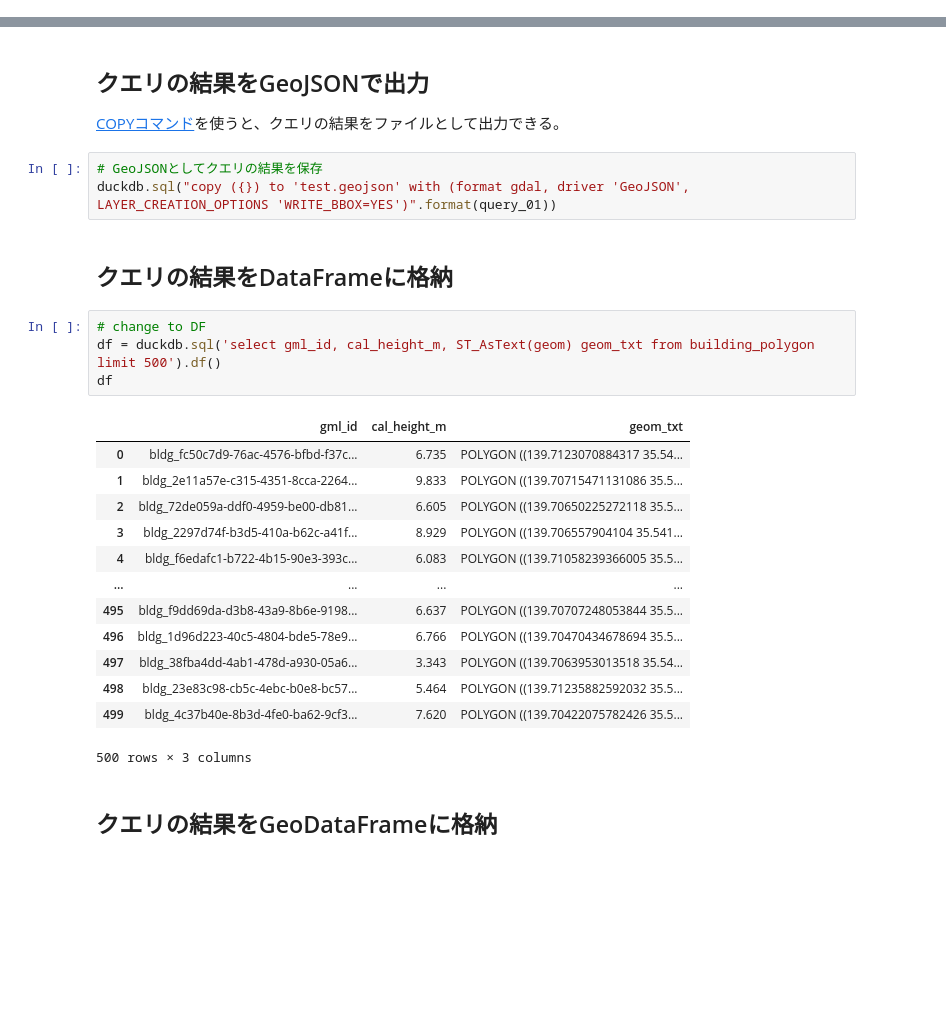
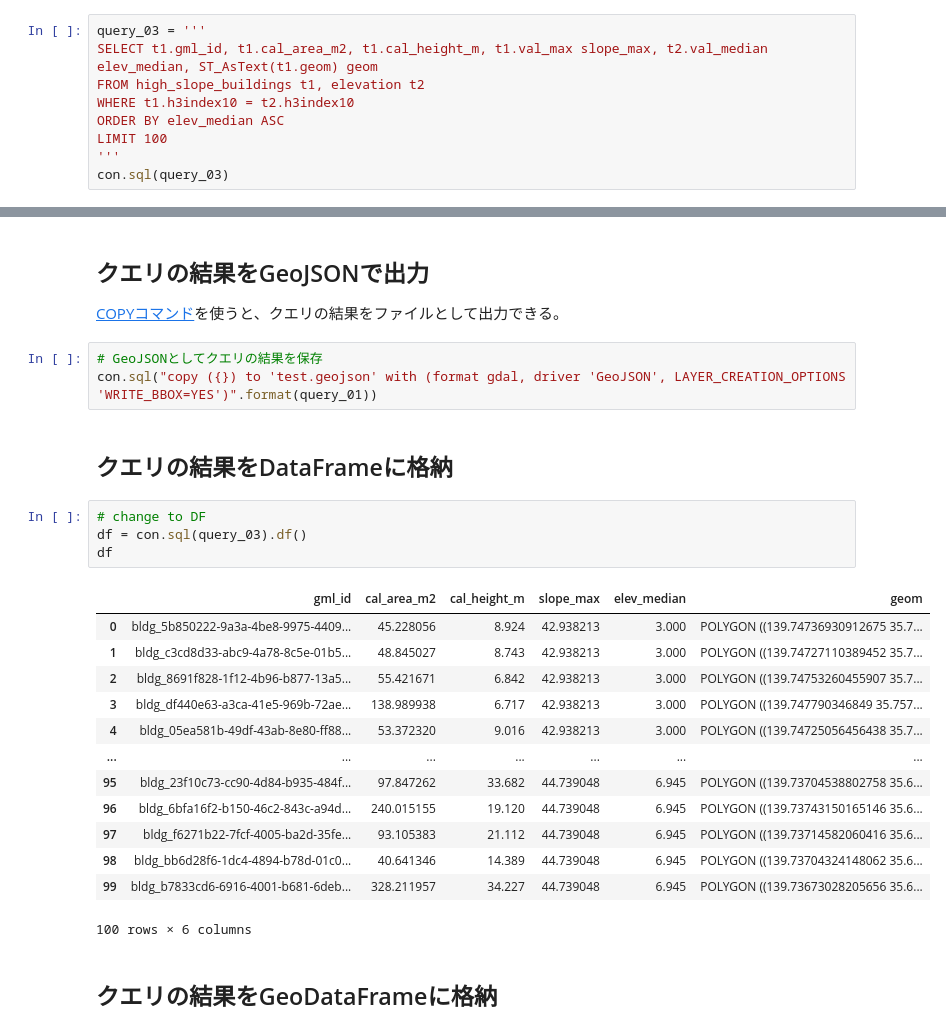
Before and after one commit to pacificspatial/flateau, a Jupyter notebook: notebook/sdsc_bootcamp_tokyo.ipynb, the cells around one changed output, grey strips where cells are left out. Saved outputs shown, nothing was run; the diff lists cells and outputs as text; blank space fills up the shorter version.

```diff
--- a/notebook/sdsc_bootcamp_tokyo.ipynb
+++ b/notebook/sdsc_bootcamp_tokyo.ipynb
@@ -886,0 +672,9 @@ InvalidInputException: ignored
+# %%
+query_03 = '''
+SELECT t1.gml_id, t1.cal_area_m2, t1.cal_height_m, t1.val_max slope_max, t2.val_median elev_median, ST_AsText(t1.geom) geom
+FROM high_slope_buildings t1, elevation t2
+WHERE t1.h3index10 = t2.h3index10
+ORDER BY elev_median ASC
+LIMIT 100
+'''
+con.sql(query_03)
@@ -951,27 +763,27 @@ Wall time: 933 µs
 [COPYコマンド](https://duckdb.org/docs/extensions/spatial#spatial-copy-functions)を使うと、クエリの結果をファイルとして出力できる。
 # %%
 # GeoJSONとしてクエリの結果を保存
-duckdb.sql("copy ({}) to 'test.geojson' with (format gdal, driver 'GeoJSON', LAYER_CREATION_OPTIONS 'WRITE_BBOX=YES')".format(query_01))
+con.sql("copy ({}) to 'test.geojson' with (format gdal, driver 'GeoJSON', LAYER_CREATION_OPTIONS 'WRITE_BBOX=YES')".format(query_01))
 # %% [markdown]
 ## クエリの結果をDataFrameに格納
 # %%
 # change to DF
-df = duckdb.sql('select gml_id, cal_height_m, ST_AsText(geom) geom_txt from building_polygon limit 500').df()
+df = con.sql(query_03).df()
 df
 # %% [output]
-|  | gml_id | cal_height_m | geom_txt |
-| 0 | bldg_fc50c7d9-76ac-4576-bfbd-f37c... | 6.735 | POLYGON ((139.7123070884317 35.54... |
-| 1 | bldg_2e11a57e-c315-4351-8cca-2264... | 9.833 | POLYGON ((139.70715471131086 35.5... |
-| 2 | bldg_72de059a-ddf0-4959-be00-db81... | 6.605 | POLYGON ((139.70650225272118 35.5... |
-| 3 | bldg_2297d74f-b3d5-410a-b62c-a41f... | 8.929 | POLYGON ((139.706557904104 35.541... |
-| 4 | bldg_f6edafc1-b722-4b15-90e3-393c... | 6.083 | POLYGON ((139.71058239366005 35.5... |
-| ... | ... | ... | ... |
-| 495 | bldg_f9dd69da-d3b8-43a9-8b6e-9198... | 6.637 | POLYGON ((139.70707248053844 35.5... |
-| 496 | bldg_1d96d223-40c5-4804-bde5-78e9... | 6.766 | POLYGON ((139.70470434678694 35.5... |
-| 497 | bldg_38fba4dd-4ab1-478d-a930-05a6... | 3.343 | POLYGON ((139.7063953013518 35.54... |
-| 498 | bldg_23e83c98-cb5c-4ebc-b0e8-bc57... | 5.464 | POLYGON ((139.71235882592032 35.5... |
-| 499 | bldg_4c37b40e-8b3d-4fe0-ba62-9cf3... | 7.620 | POLYGON ((139.70422075782426 35.5... |
+|  | gml_id | cal_area_m2 | cal_height_m | slope_max | elev_median | geom |
+| 0 | bldg_5b850222-9a3a-4be8-9975-4409... | 45.228056 | 8.924 | 42.938213 | 3.000 | POLYGON ((139.74736930912675 35.7... |
+| 1 | bldg_c3cd8d33-abc9-4a78-8c5e-01b5... | 48.845027 | 8.743 | 42.938213 | 3.000 | POLYGON ((139.74727110389452 35.7... |
+| 2 | bldg_8691f828-1f12-4b96-b877-13a5... | 55.421671 | 6.842 | 42.938213 | 3.000 | POLYGON ((139.74753260455907 35.7... |
+| 3 | bldg_df440e63-a3ca-41e5-969b-72ae... | 138.989938 | 6.717 | 42.938213 | 3.000 | POLYGON ((139.747790346849 35.757... |
+| 4 | bldg_05ea581b-49df-43ab-8e80-ff88... | 53.372320 | 9.016 | 42.938213 | 3.000 | POLYGON ((139.74725056456438 35.7... |
+| ... | ... | ... | ... | ... | ... | ... |
+| 95 | bldg_23f10c73-cc90-4d84-b935-484f... | 97.847262 | 33.682 | 44.739048 | 6.945 | POLYGON ((139.73704538802758 35.6... |
+| 96 | bldg_6bfa16f2-b150-46c2-843c-a94d... | 240.015155 | 19.120 | 44.739048 | 6.945 | POLYGON ((139.73743150165146 35.6... |
+| 97 | bldg_f6271b22-7fcf-4005-ba2d-35fe... | 93.105383 | 21.112 | 44.739048 | 6.945 | POLYGON ((139.73714582060416 35.6... |
+| 98 | bldg_bb6d28f6-1dc4-4894-b78d-01c0... | 40.641346 | 14.389 | 44.739048 | 6.945 | POLYGON ((139.73704324148062 35.6... |
+| 99 | bldg_b7833cd6-6916-4001-b681-6deb... | 328.211957 | 34.227 | 44.739048 | 6.945 | POLYGON ((139.73673028205656 35.6... |
-500 rows × 3 columns
+100 rows × 6 columns
 # %% [markdown]
 ## クエリの結果をGeoDataFrameに格納
 # %%
```
Also changed, not shown: parts of 45 cells of this notebook.
